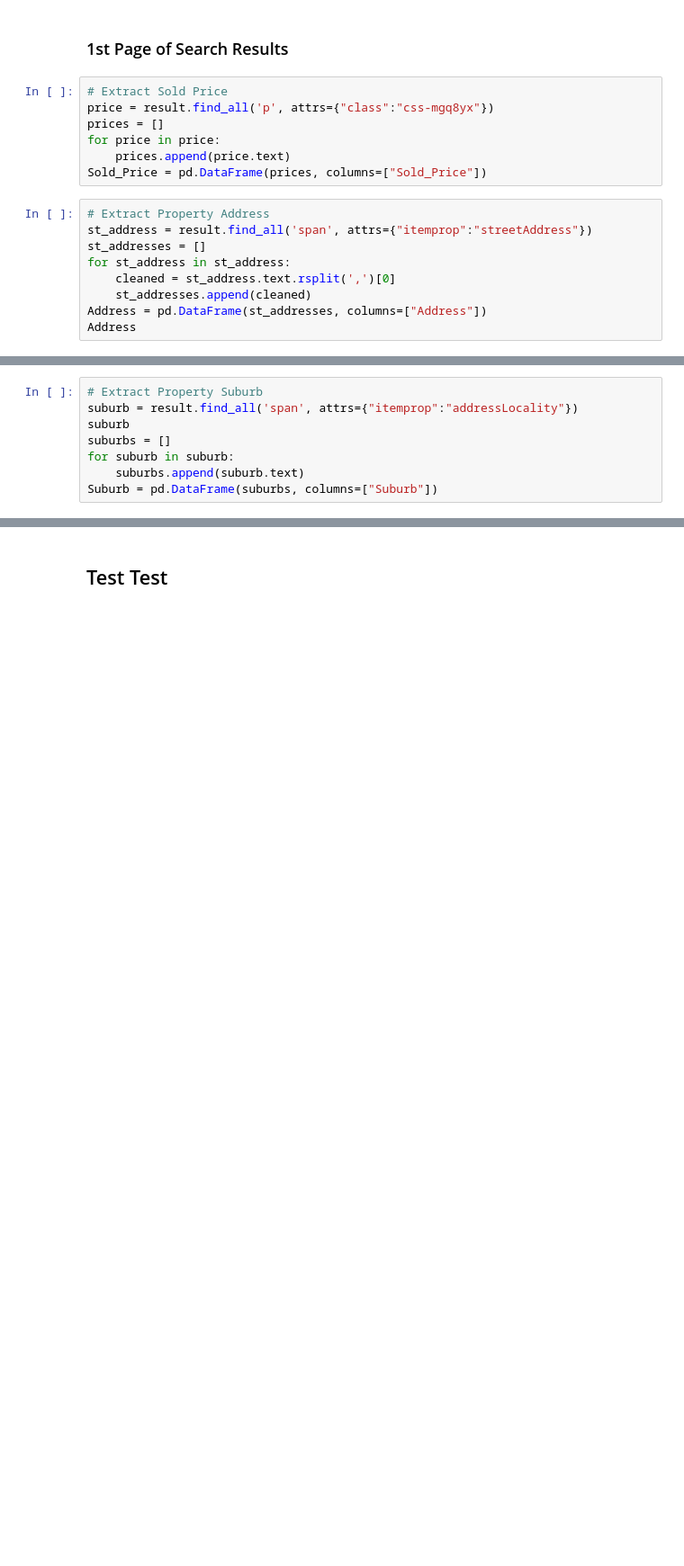
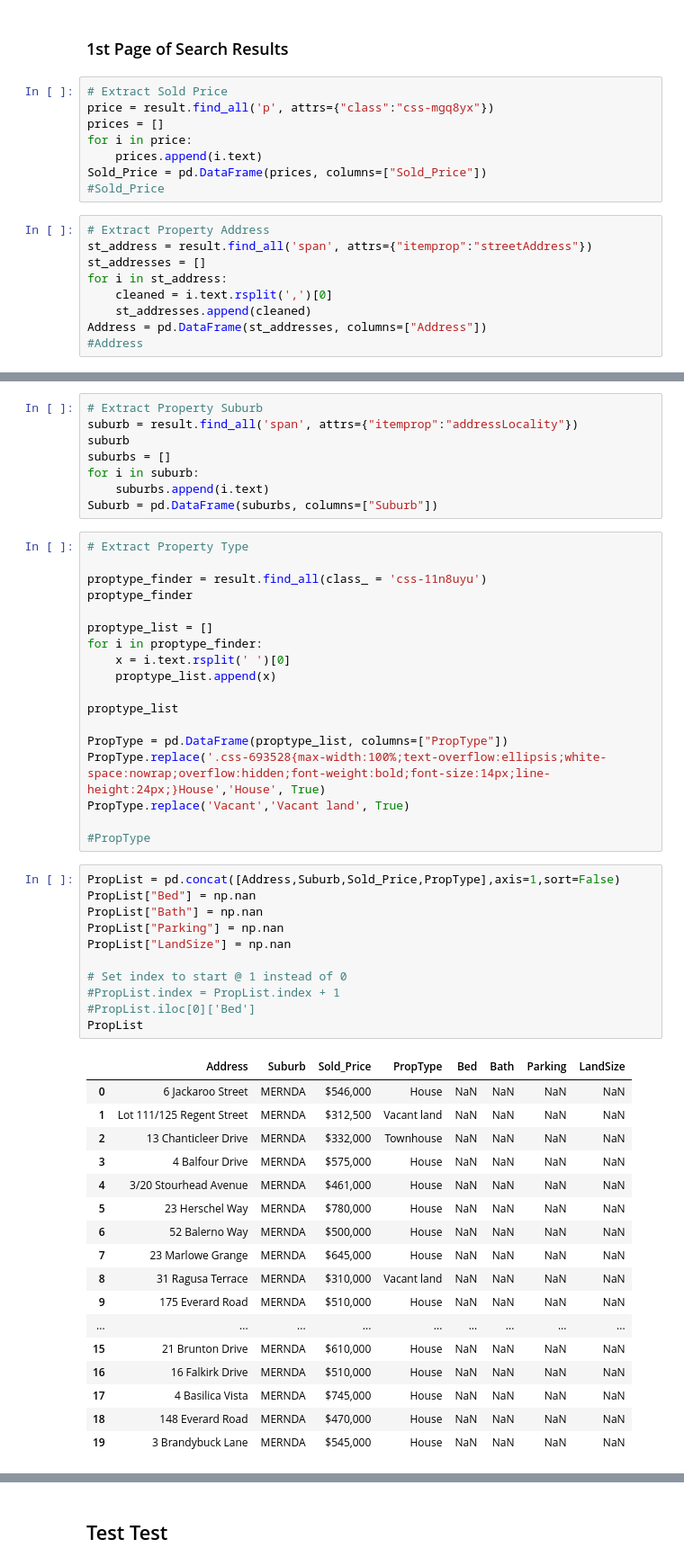
Before and after one commit to sola13/RealEstateProject, a Jupyter notebook: DomainScraping.ipynb, the cells around one changed output, grey strips where cells are left out. Shown at 90% size. Saved outputs shown, nothing was run; the diff lists cells and outputs as text; blank space fills up the shorter version.

```diff
--- a/DomainScraping.ipynb
+++ b/DomainScraping.ipynb
@@ -18,15 +18,16 @@ result = BeautifulSoup(soup.content,'html5lib')
 # Extract Sold Price
 price = result.find_all('p', attrs={"class":"css-mgq8yx"})
 prices = []
-for price in price:
-    prices.append(price.text)
+for i in price:
+    prices.append(i.text)
 Sold_Price = pd.DataFrame(prices, columns=["Sold_Price"])
+#Sold_Price
 # %%
 # Extract Property Address
 st_address = result.find_all('span', attrs={"itemprop":"streetAddress"})
 st_addresses = []
-for st_address in st_address:
-    cleaned = st_address.text.rsplit(',')[0]
+for i in st_address:
+    cleaned = i.text.rsplit(',')[0]
     st_addresses.append(cleaned)
 Address = pd.DataFrame(st_addresses, columns=["Address"])
-Address
+#Address
@@ -53,6 +36,53 @@ Address
 suburb = result.find_all('span', attrs={"itemprop":"addressLocality"})
 suburb
 suburbs = []
-for suburb in suburb:
-    suburbs.append(suburb.text)
+for i in suburb:
+    suburbs.append(i.text)
 Suburb = pd.DataFrame(suburbs, columns=["Suburb"])
+# %%
+# Extract Property Type
+
+proptype_finder = result.find_all(class_ = 'css-11n8uyu')
+proptype_finder
+
+proptype_list = []
+for i in proptype_finder:
+    x = i.text.rsplit(' ')[0]
+    proptype_list.append(x)
+
+proptype_list
+
+PropType = pd.DataFrame(proptype_list, columns=["PropType"])
+PropType.replace('.css-693528{max-width:100%;text-overflow:ellipsis;white-space:nowrap;overflow:hidden;font-weight:bold;font-size:14px;line-height:24px;}House','House', True)
+PropType.replace('Vacant','Vacant land', True)
+
+#PropType
+# %%
+PropList = pd.concat([Address,Suburb,Sold_Price,PropType],axis=1,sort=False)
+PropList["Bed"] = np.nan
+PropList["Bath"] = np.nan
+PropList["Parking"] = np.nan
+PropList["LandSize"] = np.nan
+
+# Set index to start @ 1 instead of 0
+#PropList.index = PropList.index + 1
+#PropList.iloc[0]['Bed']
+PropList
+# %% [output]
+|  | Address | Suburb | Sold_Price | PropType | Bed | Bath | Parking | LandSize |
+| 0 | 6 Jackaroo Street | MERNDA | $546,000 | House | NaN | NaN | NaN | NaN |
+| 1 | Lot 111/125 Regent Street | MERNDA | $312,500 | Vacant land | NaN | NaN | NaN | NaN |
+| 2 | 13 Chanticleer Drive | MERNDA | $332,000 | Townhouse | NaN | NaN | NaN | NaN |
+| 3 | 4 Balfour Drive | MERNDA | $575,000 | House | NaN | NaN | NaN | NaN |
+| 4 | 3/20 Stourhead Avenue | MERNDA | $461,000 | House | NaN | NaN | NaN | NaN |
+| 5 | 23 Herschel Way | MERNDA | $780,000 | House | NaN | NaN | NaN | NaN |
+| 6 | 52 Balerno Way | MERNDA | $500,000 | House | NaN | NaN | NaN | NaN |
+| 7 | 23 Marlowe Grange | MERNDA | $645,000 | House | NaN | NaN | NaN | NaN |
+| 8 | 31 Ragusa Terrace | MERNDA | $310,000 | Vacant land | NaN | NaN | NaN | NaN |
+| 9 | 175 Everard Road | MERNDA | $510,000 | House | NaN | NaN | NaN | NaN |
+| ... | ... | ... | ... | ... | ... | ... | ... | ... |
+| 15 | 21 Brunton Drive | MERNDA | $610,000 | House | NaN | NaN | NaN | NaN |
+| 16 | 16 Falkirk Drive | MERNDA | $510,000 | House | NaN | NaN | NaN | NaN |
+| 17 | 4 Basilica Vista | MERNDA | $745,000 | House | NaN | NaN | NaN | NaN |
+| 18 | 148 Everard Road | MERNDA | $470,000 | House | NaN | NaN | NaN | NaN |
+| 19 | 3 Brandybuck Lane | MERNDA | $545,000 | House | NaN | NaN | NaN | NaN |
```
Also changed, not shown: parts of 10 cells of this notebook.
